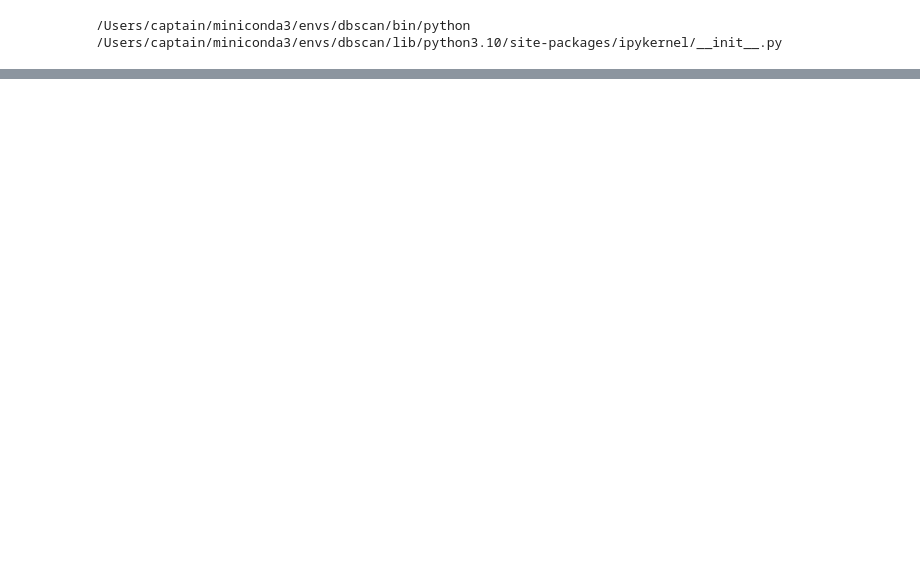
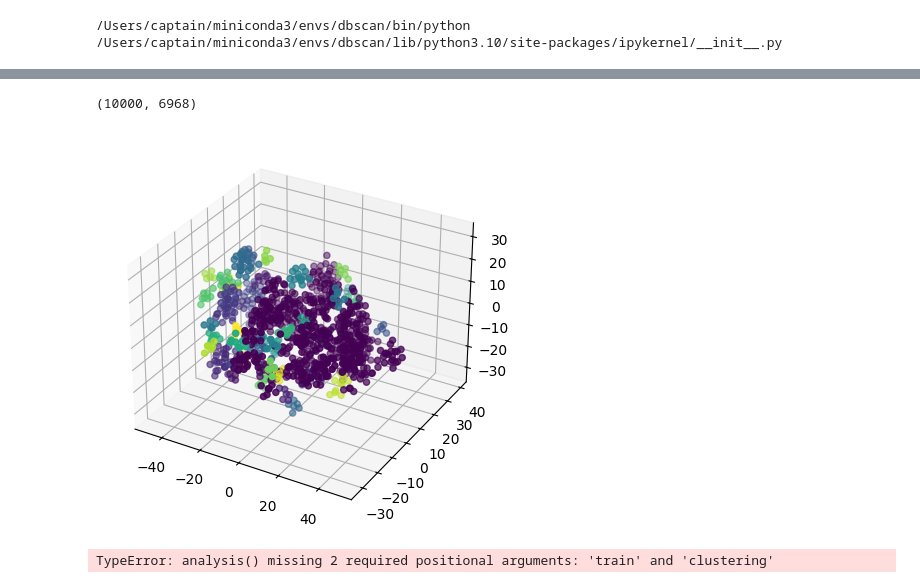
Before and after one commit to leegohi04517/dbscan, a Jupyter notebook: main.ipynb, the cells around one changed output, grey strips where cells are left out. Drawn from its saved outputs; the diff is of its cells as text; code cells hidden in the pictures; blank space fills up the shorter version.

```diff
--- a/main.ipynb
+++ b/main.ipynb
@@ -86,0 +12,25 @@ Cluster: -1
+# %%
+
+import pandas as pd
+
+from tsne import TSNEDisplayer
+from tfidf import TfidfClz
+from analysis import analysis
+
+# 设置工作空间 & 读取数据
+train = pd.read_csv('./train.csv', sep='\t')
+tfidf_matrix = TfidfClz().word2Vec(train['comment'])
+print(tfidf_matrix.shape)
+
+# 进行模型训练
+from sklearn.cluster import DBSCAN
+
+clustering = DBSCAN(eps=0.95, min_samples=5).fit(tfidf_matrix)
+
+pd.set_option('display.max_rows', 1000)
+TSNEDisplayer().show(tfidf_matrix, clustering)
+analysis(train, clustering)
+# %% [output]
+(10000, 6968)
+[figure, added]
+TypeError: analysis() missing 2 required positional arguments: 'train' and 'clustering'
```
Also changed, not shown: parts of 2 cells of this notebook, 4 other files.
